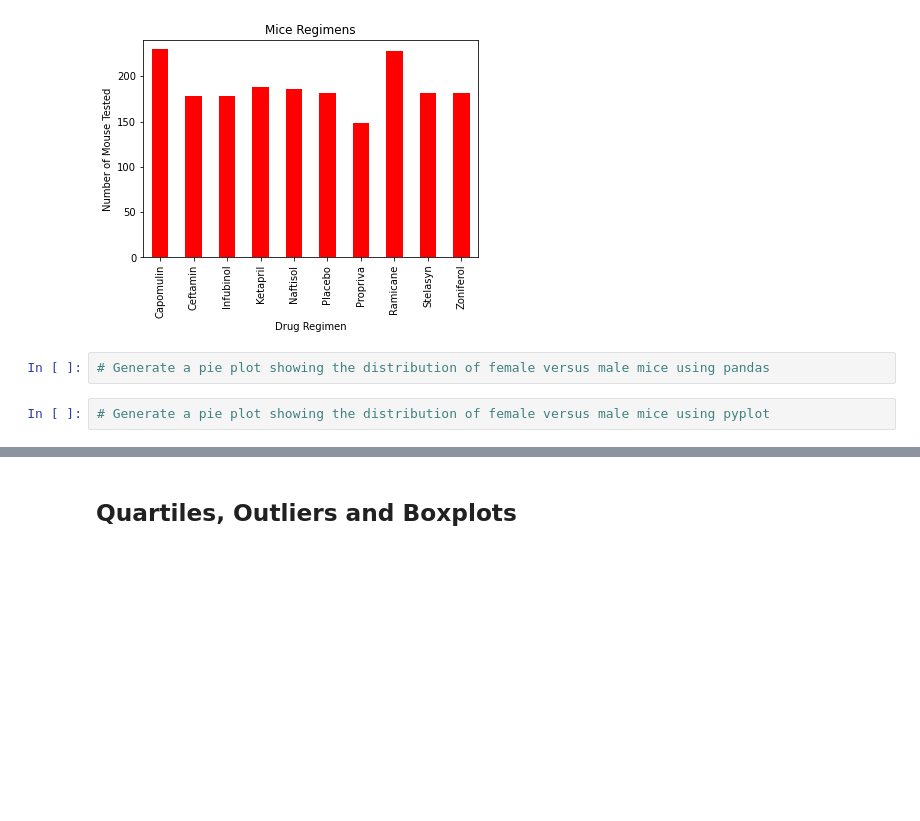
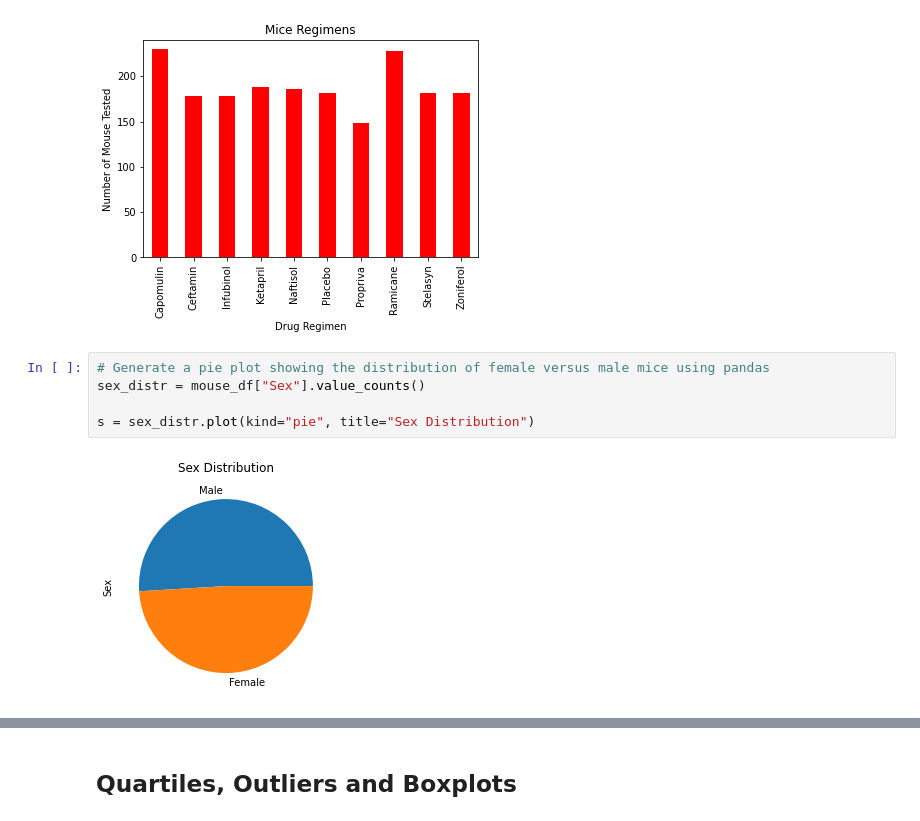
Before and after one commit to tratnikc/matplotlib-challenge, a Jupyter notebook: Pymaceuticals/pymaceuticals.ipynb, the cells around one changed output, grey strips where cells are left out. Cells and saved outputs as stored; diff of their text form; blank space fills up the shorter version.

Commit message:
pie chart

```diff
--- a/Pymaceuticals/pymaceuticals.ipynb
+++ b/Pymaceuticals/pymaceuticals.ipynb
@@ -170,5 +170,8 @@ plt.show()
 [figure]
 # %%
 # Generate a pie plot showing the distribution of female versus male mice using pandas
+sex_distr = mouse_df["Sex"].value_counts()
+
+s = sex_distr.plot(kind="pie", title="Sex Distribution")
+# %% [output]
+[figure, added]
-# %%
-# Generate a pie plot showing the distribution of female versus male mice using pyplot
```
Also changed, not shown: parts of 1 cell of this notebook.
